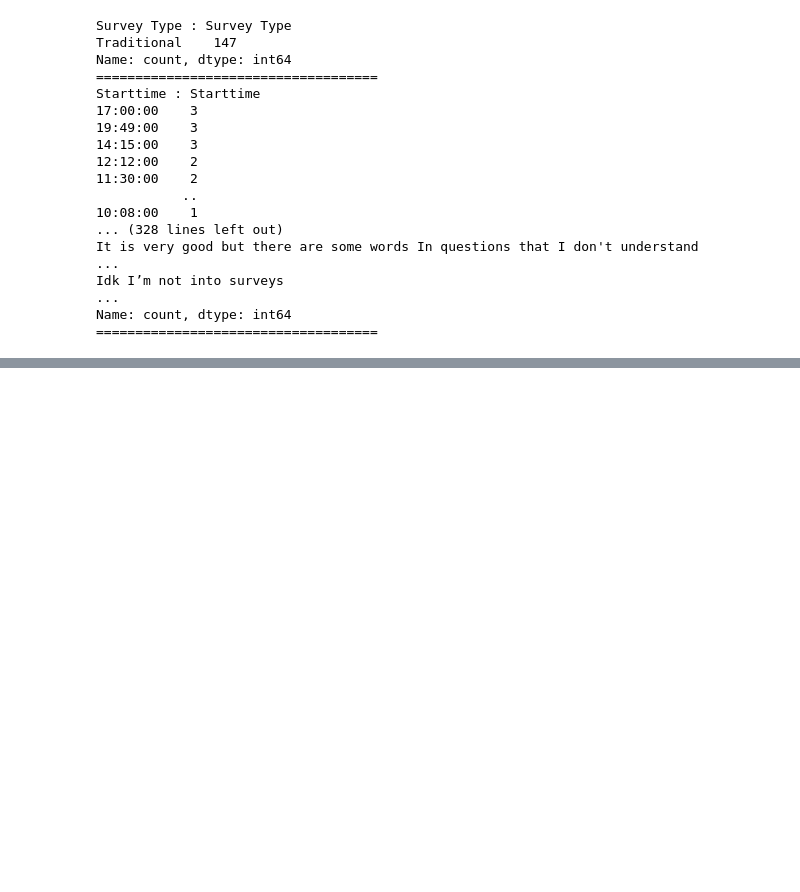
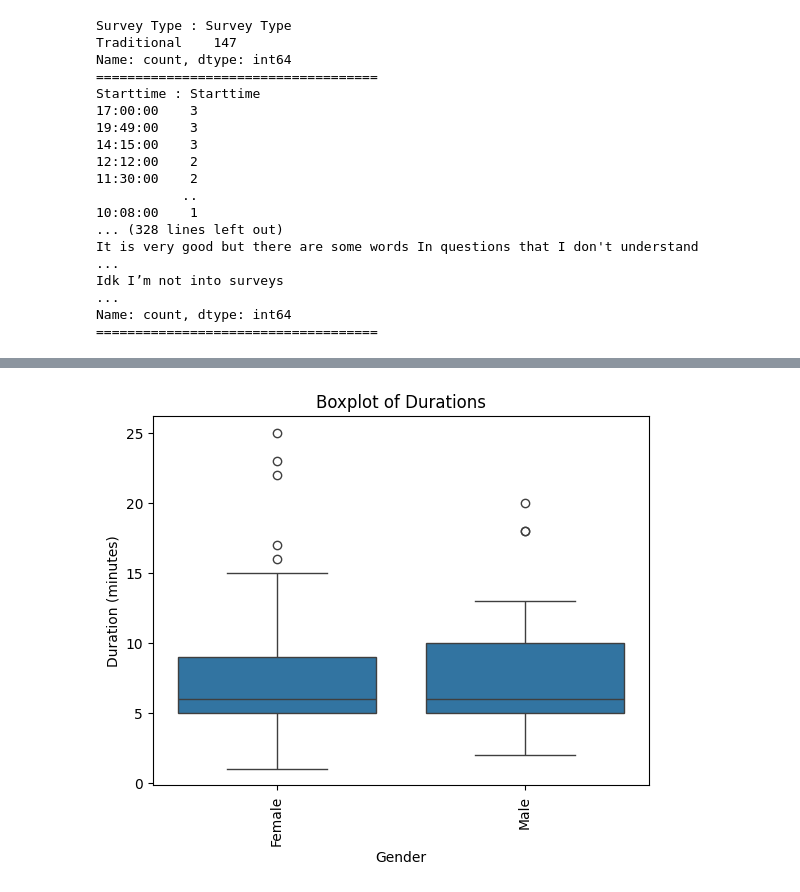
Before and after one commit to Jowayria-27/Fashion_Survey, a Jupyter notebook: K-Means Surveys.ipynb, the cells around one changed output, grey strips where cells are left out. Drawn from its saved outputs; the diff is of its cells as text; code cells hidden in the pictures; blank space fills up the shorter version.

```diff
--- a/K-Means Surveys.ipynb
+++ b/K-Means Surveys.ipynb
@@ -117,0 +162,15 @@ Name: count, dtype: int64
+# %%
+import seaborn as sns
+import matplotlib.pyplot as plt
+
+# Step 1: Convert Duration to total minutes (or seconds) for plotting
+df_trad['Duration_minutes'] = df_trad['Duration'].dt.total_seconds() / 60
+
+# Step 2: Create the boxplot
+sns.boxplot(x='Gender',y='Duration_minutes', data=df_trad)
+plt.ylabel('Duration (minutes)')
+plt.title('Boxplot of Durations')
+plt.xticks(rotation=90)
+plt.show()
+# %% [output]
+[figure, added]
```
Also changed, not shown: parts of 24 cells of this notebook.
